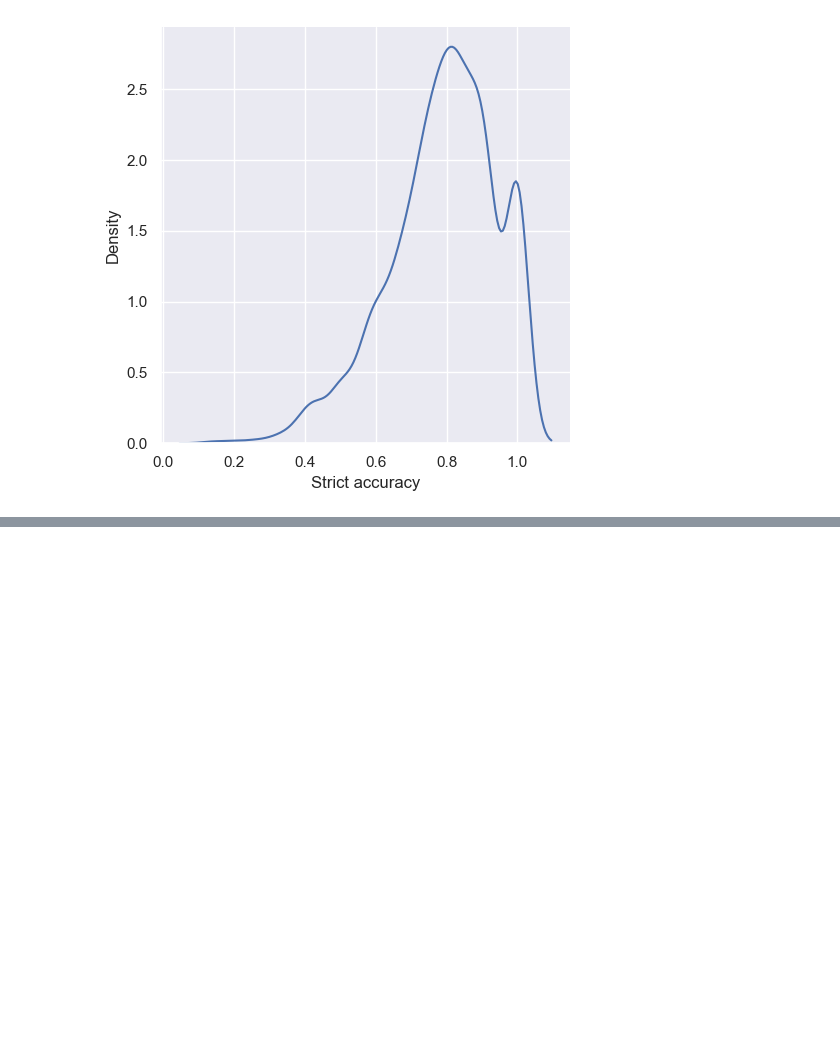
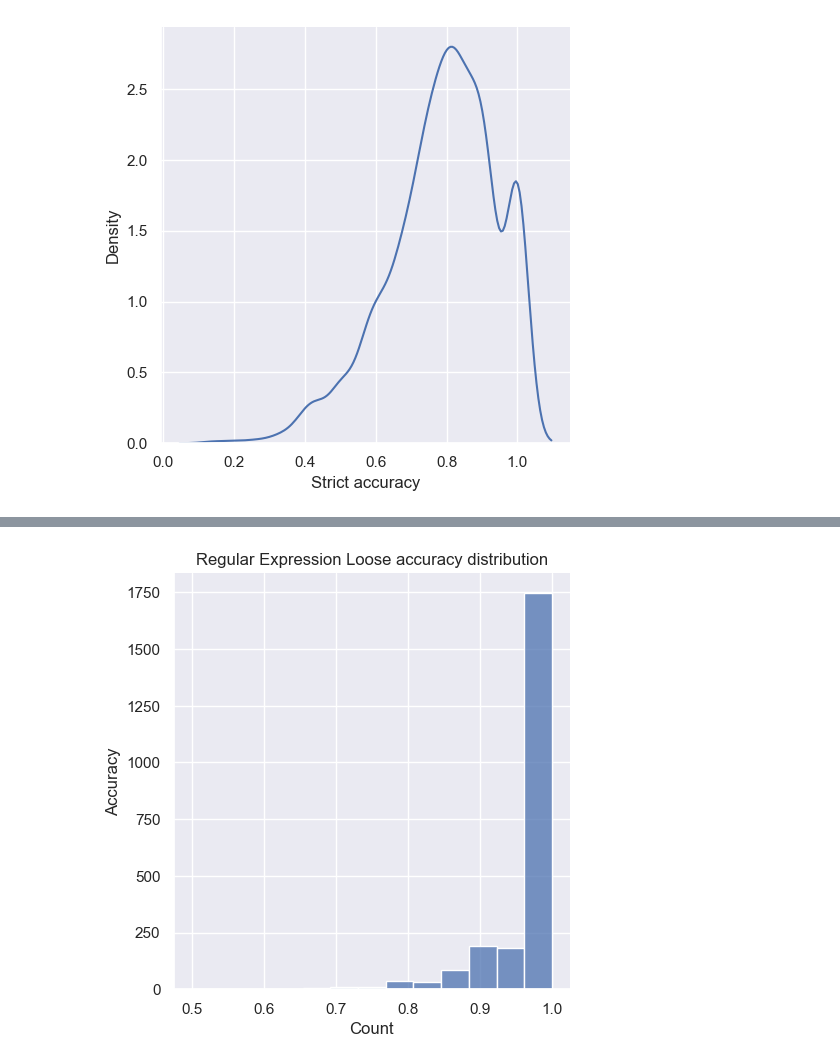
Before and after one commit to Copy-Kat/BPAI1, a Jupyter notebook: regex_test_clean.ipynb, the cells around one changed output, grey strips where cells are left out. Saved outputs shown, nothing was run; the diff lists cells and outputs as text; code cells hidden in the pictures; blank space fills up the shorter version.

```diff
--- a/regex_test_clean.ipynb
+++ b/regex_test_clean.ipynb
@@ -554,0 +563,6 @@ sns.stripplot(data=df_res, x="Strict accuracy")
+# %%
+plot = sns.displot(data=df_res, x="Loose accuracy")
+plot.set(xlabel ="Count", ylabel = "Accuracy", title ='Regular Expression Loose accuracy distribution')
+plt.show()
+# %% [output]
+[figure, added]
```
Also changed, not shown: parts of 6 cells of this notebook, 1 other file.
